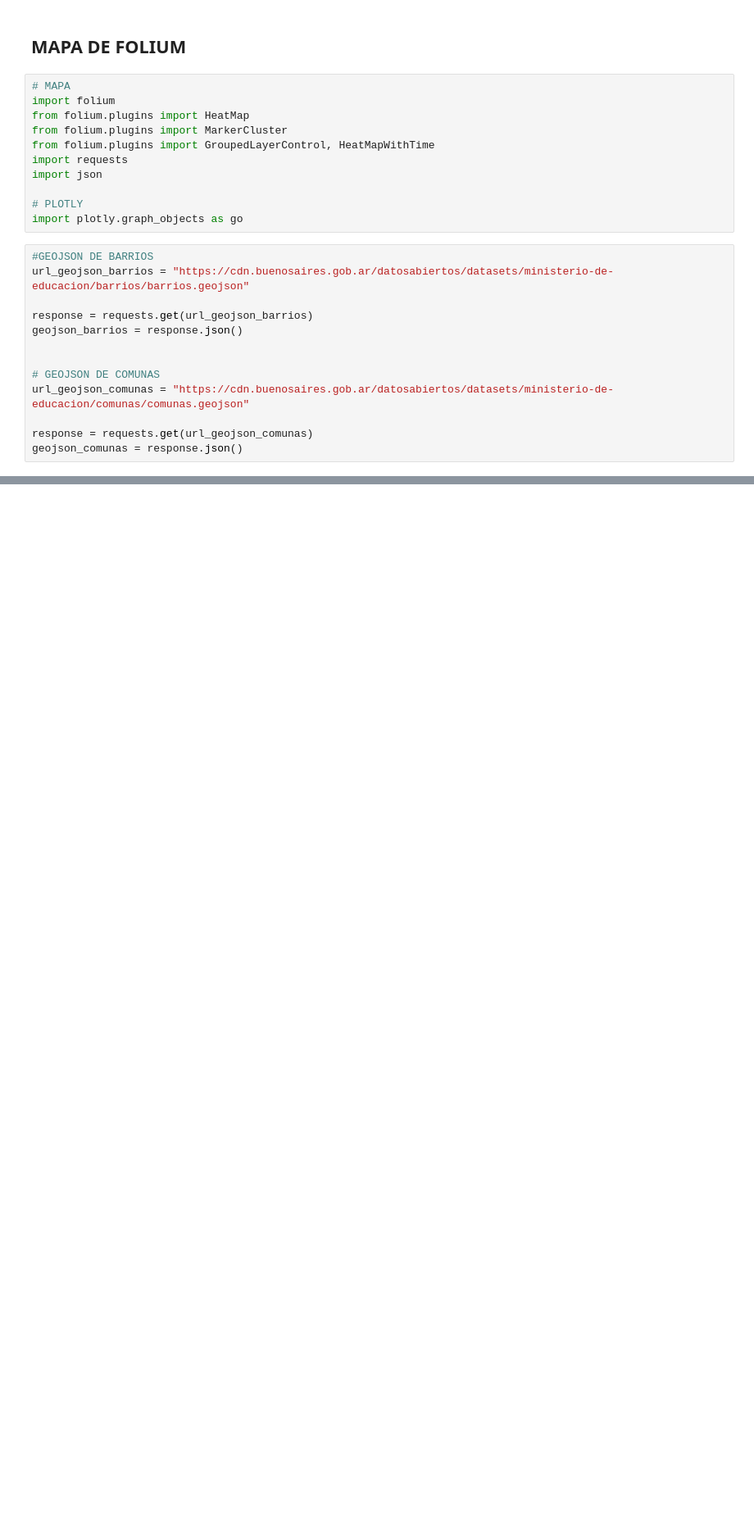
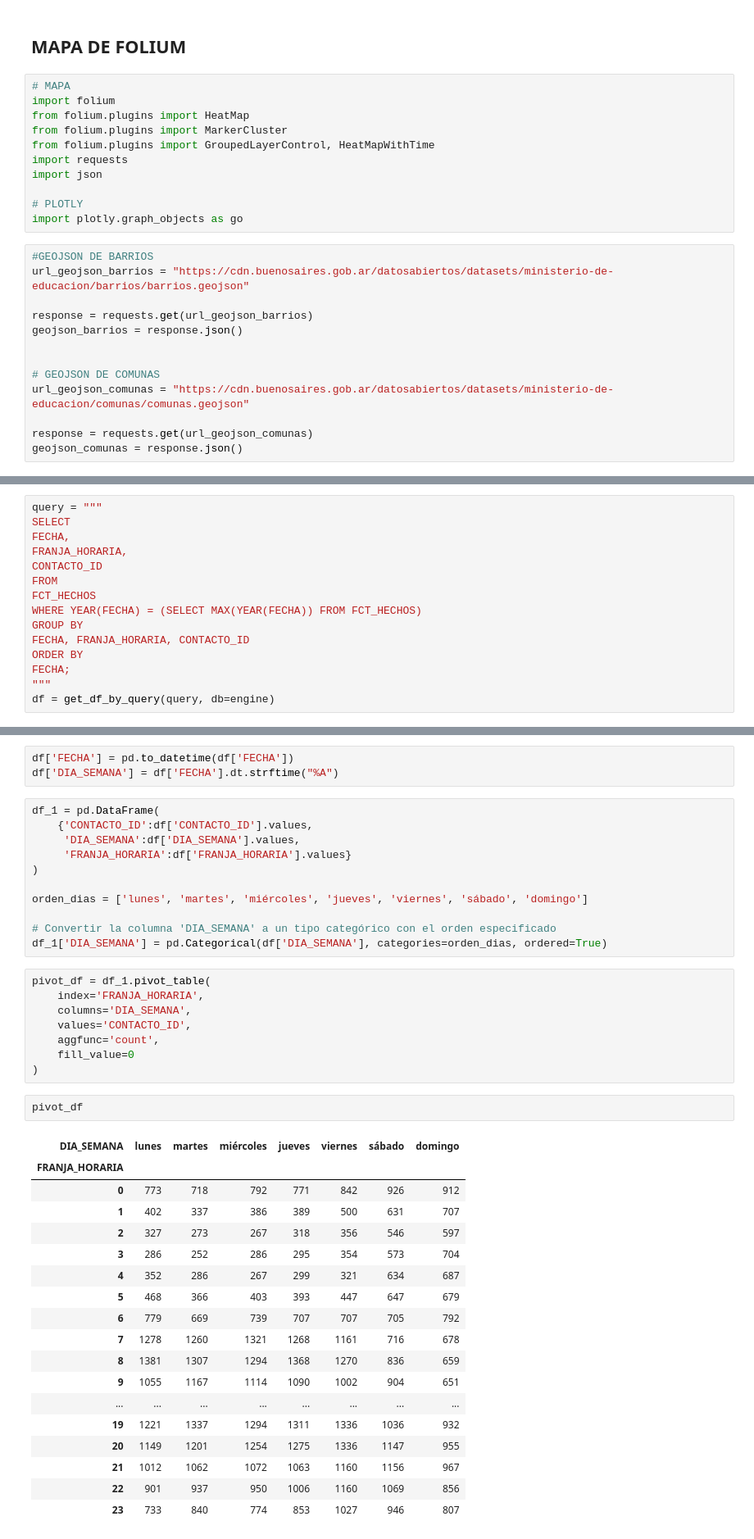
Before and after one commit to NicolasCH24/CrimeApp, a Jupyter notebook: Notebooks/AppCrime/Mapa/streamlit_map.ipynb, the cells around one changed output, grey strips where cells are left out. Shown at 82% size. Saved outputs shown, nothing was run; the diff lists cells and outputs as text; blank space fills up the shorter version.

```diff
--- a/Notebooks/AppCrime/Mapa/streamlit_map.ipynb
+++ b/Notebooks/AppCrime/Mapa/streamlit_map.ipynb
@@ -97,0 +63,15 @@ fig.show()
+# %%
+query = """
+SELECT
+FECHA,
+FRANJA_HORARIA,
+CONTACTO_ID
+FROM
+FCT_HECHOS
+WHERE YEAR(FECHA) = (SELECT MAX(YEAR(FECHA)) FROM FCT_HECHOS)
+GROUP BY
+FECHA, FRANJA_HORARIA, CONTACTO_ID
+ORDER BY
+FECHA;
+"""
+df = get_df_by_query(query, db=engine)
@@ -97,0 +85,43 @@ fig.show()
+# %%
+df['FECHA'] = pd.to_datetime(df['FECHA'])
+df['DIA_SEMANA'] = df['FECHA'].dt.strftime("%A")
+# %%
+df_1 = pd.DataFrame(
+    {'CONTACTO_ID':df['CONTACTO_ID'].values,
+     'DIA_SEMANA':df['DIA_SEMANA'].values,
+     'FRANJA_HORARIA':df['FRANJA_HORARIA'].values}
+)
+
+orden_dias = ['lunes', 'martes', 'miércoles', 'jueves', 'viernes', 'sábado', 'domingo']
+
+# Convertir la columna 'DIA_SEMANA' a un tipo categórico con el orden especificado
+df_1['DIA_SEMANA'] = pd.Categorical(df['DIA_SEMANA'], categories=orden_dias, ordered=True)
+# %%
+pivot_df = df_1.pivot_table(
+    index='FRANJA_HORARIA',
+    columns='DIA_SEMANA',
+    values='CONTACTO_ID',
+    aggfunc='count',
+    fill_value=0
+)
+# %%
+pivot_df
+# %% [output]
+| DIA_SEMANA | lunes | martes | miércoles | jueves | viernes | sábado | domingo |
+| FRANJA_HORARIA |  |  |  |  |  |  |  |
+| 0 | 773 | 718 | 792 | 771 | 842 | 926 | 912 |
+| 1 | 402 | 337 | 386 | 389 | 500 | 631 | 707 |
+| 2 | 327 | 273 | 267 | 318 | 356 | 546 | 597 |
+| 3 | 286 | 252 | 286 | 295 | 354 | 573 | 704 |
+| 4 | 352 | 286 | 267 | 299 | 321 | 634 | 687 |
+| 5 | 468 | 366 | 403 | 393 | 447 | 647 | 679 |
+| 6 | 779 | 669 | 739 | 707 | 707 | 705 | 792 |
+| 7 | 1278 | 1260 | 1321 | 1268 | 1161 | 716 | 678 |
+| 8 | 1381 | 1307 | 1294 | 1368 | 1270 | 836 | 659 |
+| 9 | 1055 | 1167 | 1114 | 1090 | 1002 | 904 | 651 |
+| ... | ... | ... | ... | ... | ... | ... | ... |
+| 19 | 1221 | 1337 | 1294 | 1311 | 1336 | 1036 | 932 |
+| 20 | 1149 | 1201 | 1254 | 1275 | 1336 | 1147 | 955 |
+| 21 | 1012 | 1062 | 1072 | 1063 | 1160 | 1156 | 967 |
+| 22 | 901 | 937 | 950 | 1006 | 1160 | 1069 | 856 |
+| 23 | 733 | 840 | 774 | 853 | 1027 | 946 | 807 |
```
Also changed, not shown: parts of 8 cells of this notebook.
